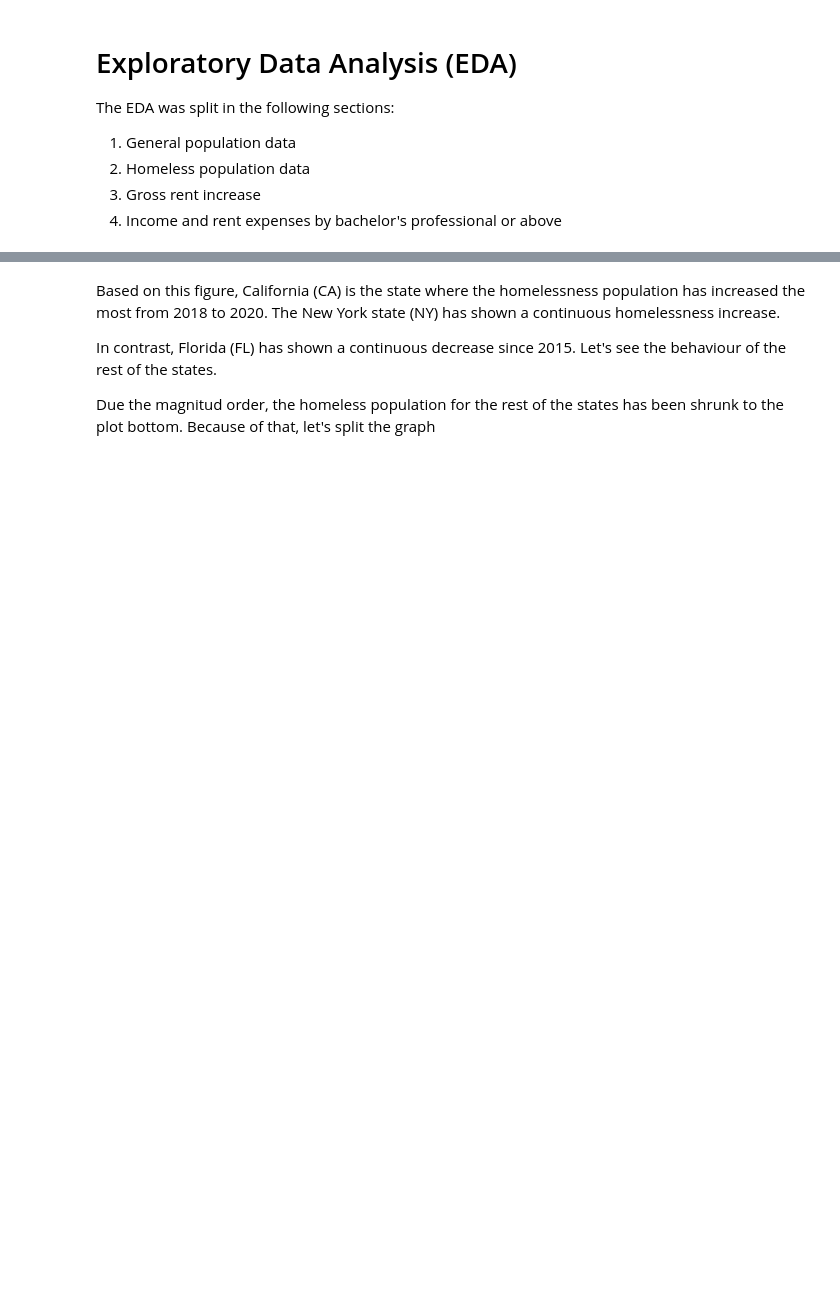
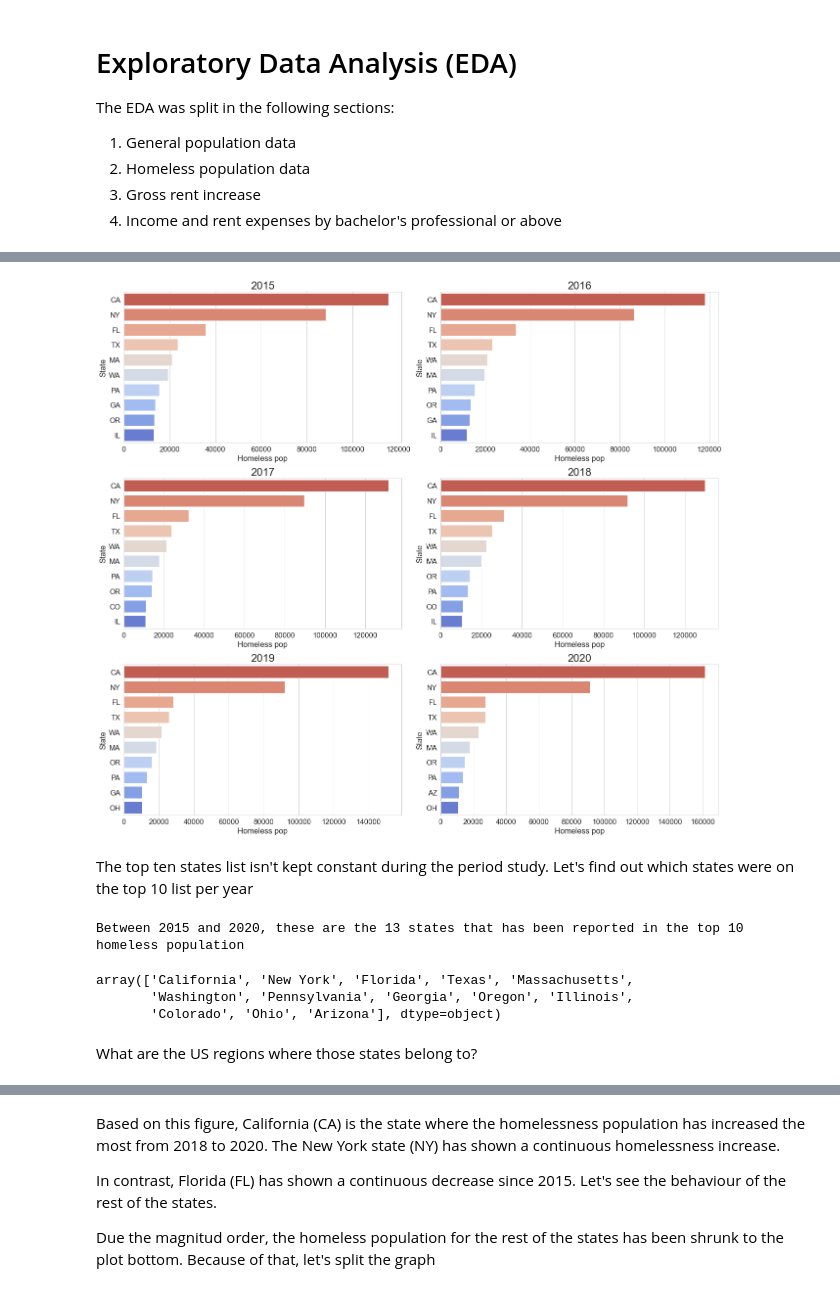
Before and after one commit to aliglara/capstone-c1-DA, a Jupyter notebook: codes/EDA_homeless_pop.ipynb, the cells around one changed output, grey strips where cells are left out. Cells and saved outputs as stored; diff of their text form; code cells hidden in the pictures; blank space fills up the shorter version.

```diff
--- a/codes/EDA_homeless_pop.ipynb
+++ b/codes/EDA_homeless_pop.ipynb
@@ -121,0 +261,16 @@ pop_features_2020 = general_data_df2020.pivot_table(index="State name", aggfunc=
+# %%
+fig, axes = plt.subplots(3, 2, figsize=(18, 16))
+for year, ax in zip(years, axes.ravel()):
+    df = raw_data_df[raw_data_df["Year"] == year].sort_values(by="Homeless pop", ascending=False)
+    _ = sns.barplot(y="State abbr", x="Homeless pop", data=df.head(10),
+                    palette="coolwarm_r", ax=ax, orient="h")
+    ax.set_title(year)
+    ax.tick_params(axis='both', which='major', labelsize=15)
+    ax.set(xlabel="Homeless pop", ylabel="State")
+plt.tight_layout()
+plt.show()
+# %% [output]
+[figure, added]
+# %% [markdown]
+The top ten states list isn't kept constant during the period study.
+Let's find out which states were on the top 10 list per year
@@ -121,0 +285,12 @@ pop_features_2020 = general_data_df2020.pivot_table(index="State name", aggfunc=
+# %%
+name_top_states = top_states_df.unique()
+print("Between {} and {}, these are the {} states that has been reported in the top 10 homeless population".format(min(years), max(years), len(name_top_states)))
+
+name_top_states
+# %% [output]
+Between 2015 and 2020, these are the 13 states that has been reported in the top 10 homeless population
+array(['California', 'New York', 'Florida', 'Texas', 'Massachusetts',
+       'Washington', 'Pennsylvania', 'Georgia', 'Oregon', 'Illinois',
+       'Colorado', 'Ohio', 'Arizona'], dtype=object)
+# %% [markdown]
+What are the US regions where those states belong to?
```
Also changed, not shown: parts of 116 cells of this notebook, 1 other file.
